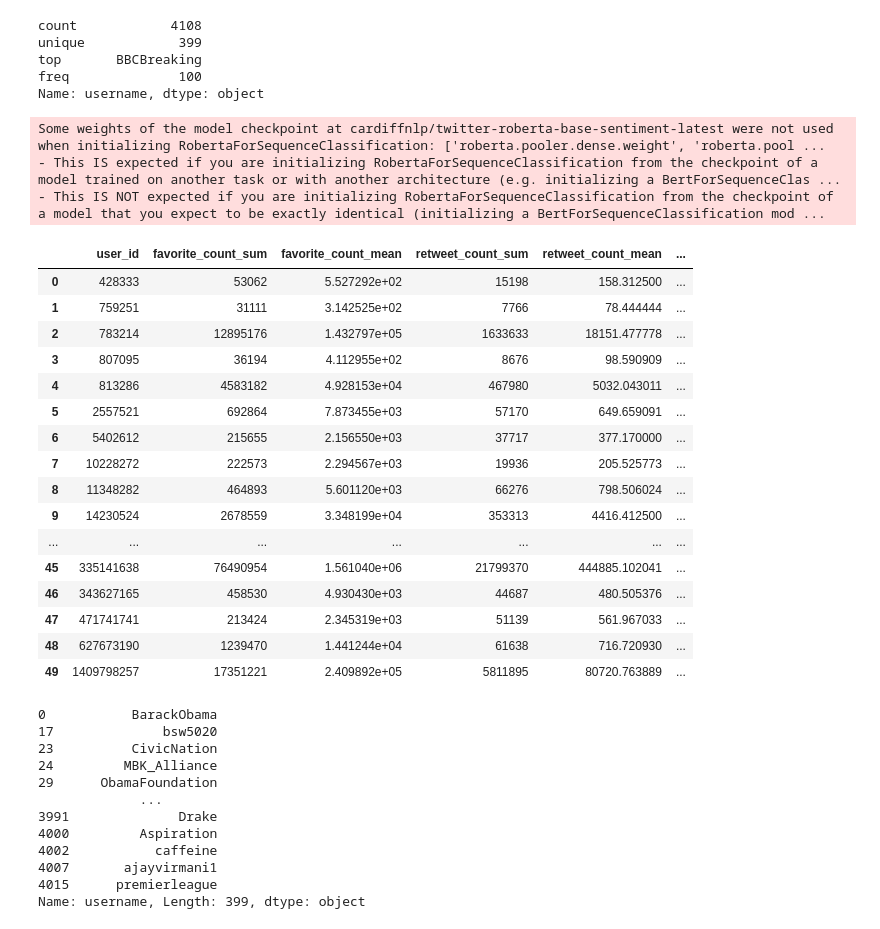
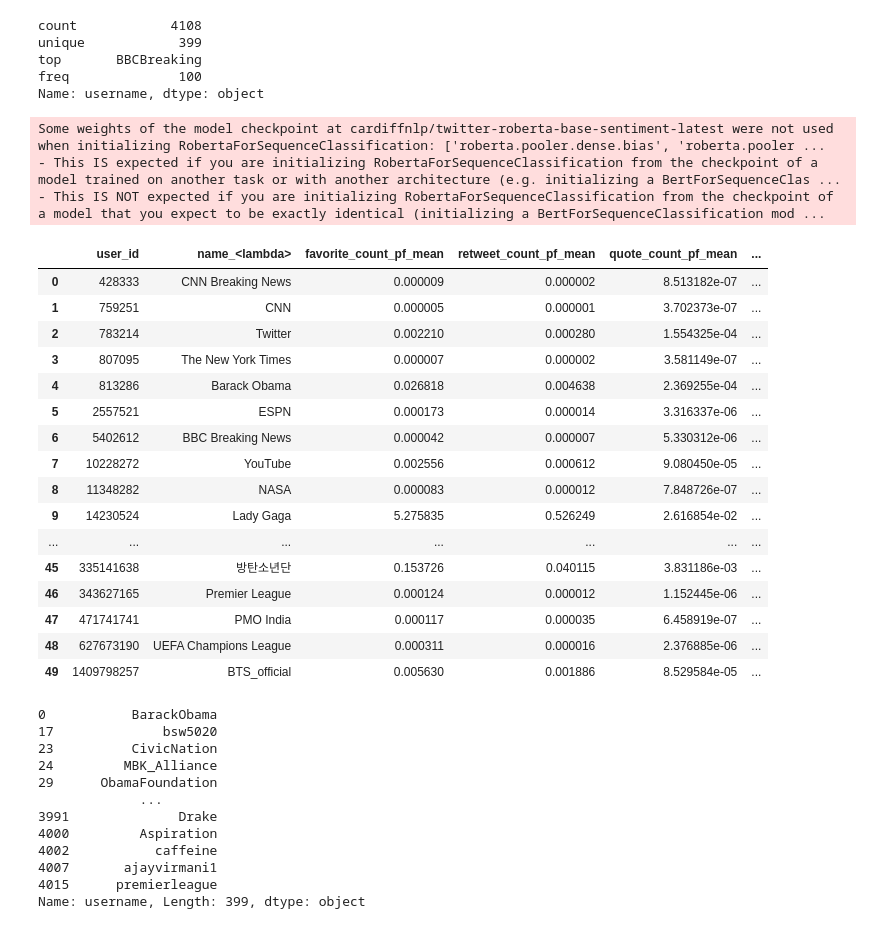
Before and after one commit to john-adeojo/twitter-influence, a Jupyter notebook: notebooks/analysis.ipynb, the cells around one changed output. Saved outputs shown, nothing was run; the diff lists cells and outputs as text; code cells hidden in the pictures.

Commit message:
metrics
added influence and action metrics

```diff
--- a/notebooks/analysis.ipynb
+++ b/notebooks/analysis.ipynb
@@ -14,6 +14,14 @@ tweets_df = pd.read_csv(r"C:\Users\johna\anaconda3\envs\twitter-influence-env\tw
 tweets_df['date'] = pd.to_datetime(tweets_df['creation_date'], format='%a %b %d %H:%M:%S +0000 %Y')
 tweets_df['month_year'] = tweets_df['date'].apply(lambda x: x.strftime('%Y-%m'))
 tweets_df['date_day'] = tweets_df['date'].apply(lambda x: x.strftime('%Y-%m-%d'))
+
+# calculate per follower metrics
+tweets_df['favorite_count_pf'] = tweets_df['favorite_count']/ tweets_df['follower_count']
+tweets_df['retweet_count_pf'] = tweets_df['retweet_count']/ tweets_df['follower_count']
+tweets_df['quote_count_pf'] = tweets_df['quote_count']/ tweets_df['follower_count']
+tweets_df['reply_count_pf'] = tweets_df['reply_count']/ tweets_df['follower_count']
+
+
 tweets_df.head()
 # %% [output]
 |  | tweet_id | creation_date | text | user_id | user_creation_date | username | name | follower_count | ... |
@@ -40,45 +48,59 @@ analyzer = SentimentAnalyzer('cardiffnlp/twitter-roberta-base-sentiment-latest')
 # Get sentiment analysis
 tweets_with_sentiment = analyzer.get_sentiment(tweets_df)
 # %% [output]
-Some weights of the model checkpoint at cardiffnlp/twitter-roberta-base-sentiment-latest were not used when initializing RobertaForSequenceClassification: ['roberta.pooler.dense.weight', 'roberta.pool ...
+Some weights of the model checkpoint at cardiffnlp/twitter-roberta-base-sentiment-latest were not used when initializing RobertaForSequenceClassification: ['roberta.pooler.dense.bias', 'roberta.pooler ...
 - This IS expected if you are initializing RobertaForSequenceClassification from the checkpoint of a model trained on another task or with another architecture (e.g. initializing a BertForSequenceClas ...
 - This IS NOT expected if you are initializing RobertaForSequenceClassification from the checkpoint of a model that you expect to be exactly identical (initializing a BertForSequenceClassification mod ...
 # %%
+tweets_with_sentiment['sentiment_mode'] = tweets_with_sentiment['sentiment']
+
 influence_metrics = tweets_with_sentiment.groupby('user_id').agg(
     {
-        'favorite_count': ['sum', 'mean'],
-        'retweet_count': ['sum', 'mean'],
-        'quote_count': ['sum', 'mean'],
-        'reply_count': ['sum', 'mean'],
+        'name': [lambda x: x.mode().iloc[0] if not x.mode().empty else None],
+        'favorite_count_pf': ['mean'],
+        'retweet_count_pf': ['mean'],
+        'quote_count_pf': ['mean'],
+        'reply_count_pf': ['mean'],
         'tweet_id': ['count'],
-        'name': [lambda x: x.mode().iloc[0] if not x.mode().empty else None],
+        'sentiment': [lambda x: round(x.value_counts(normalize=True), 2).to_dict()],
+        'sentiment_mode': [lambda x: x.mode().iloc[0] if not x.mode().empty else None],
+        'follower_count': ['mean'],
+        'date_day': [lambda x: x.nunique()]
+
+
+
     }
 )
+
+# Calculate the average daily tweets
+influence_metrics['avg_daily_tweets'] = influence_metrics[('tweet_id', 'count')] / influence_metrics[('date_day', '<lambda>')]
+
+
 
 # Flatten the MultiIndex columns
 influence_metrics.columns = ['_'.join(col).strip() for col in influence_metrics.columns.values]
 
 # Reset the index to move the 'username' back to a column
 influence_metrics.reset_index(inplace=True)
 influence_metrics
 # %% [output]
-|  | user_id | favorite_count_sum | favorite_count_mean | retweet_count_sum | retweet_count_mean | ... |
-| 0 | 428333 | 53062 | 5.527292e+02 | 15198 | 158.312500 | ... |
-| 1 | 759251 | 31111 | 3.142525e+02 | 7766 | 78.444444 | ... |
-| 2 | 783214 | 12895176 | 1.432797e+05 | 1633633 | 18151.477778 | ... |
-| 3 | 807095 | 36194 | 4.112955e+02 | 8676 | 98.590909 | ... |
-| 4 | 813286 | 4583182 | 4.928153e+04 | 467980 | 5032.043011 | ... |
-| 5 | 2557521 | 692864 | 7.873455e+03 | 57170 | 649.659091 | ... |
-| 6 | 5402612 | 215655 | 2.156550e+03 | 37717 | 377.170000 | ... |
-| 7 | 10228272 | 222573 | 2.294567e+03 | 19936 | 205.525773 | ... |
-| 8 | 11348282 | 464893 | 5.601120e+03 | 66276 | 798.506024 | ... |
-| 9 | 14230524 | 2678559 | 3.348199e+04 | 353313 | 4416.412500 | ... |
+|  | user_id | name_<lambda> | favorite_count_pf_mean | retweet_count_pf_mean | quote_count_pf_mean | ... |
+| 0 | 428333 | CNN Breaking News | 0.000009 | 0.000002 | 8.513182e-07 | ... |
+| 1 | 759251 | CNN | 0.000005 | 0.000001 | 3.702373e-07 | ... |
+| 2 | 783214 | Twitter | 0.002210 | 0.000280 | 1.554325e-04 | ... |
+| 3 | 807095 | The New York Times | 0.000007 | 0.000002 | 3.581149e-07 | ... |
+| 4 | 813286 | Barack Obama | 0.026818 | 0.004638 | 2.369255e-04 | ... |
+| 5 | 2557521 | ESPN | 0.000173 | 0.000014 | 3.316337e-06 | ... |
+| 6 | 5402612 | BBC Breaking News | 0.000042 | 0.000007 | 5.330312e-06 | ... |
+| 7 | 10228272 | YouTube | 0.002556 | 0.000612 | 9.080450e-05 | ... |
+| 8 | 11348282 | NASA | 0.000083 | 0.000012 | 7.848726e-07 | ... |
+| 9 | 14230524 | Lady Gaga | 5.275835 | 0.526249 | 2.616854e-02 | ... |
 | ... | ... | ... | ... | ... | ... | ... |
-| 45 | 335141638 | 76490954 | 1.561040e+06 | 21799370 | 444885.102041 | ... |
-| 46 | 343627165 | 458530 | 4.930430e+03 | 44687 | 480.505376 | ... |
-| 47 | 471741741 | 213424 | 2.345319e+03 | 51139 | 561.967033 | ... |
-| 48 | 627673190 | 1239470 | 1.441244e+04 | 61638 | 716.720930 | ... |
-| 49 | 1409798257 | 17351221 | 2.409892e+05 | 5811895 | 80720.763889 | ... |
+| 45 | 335141638 | 방탄소년단 | 0.153726 | 0.040115 | 3.831186e-03 | ... |
+| 46 | 343627165 | Premier League | 0.000124 | 0.000012 | 1.152445e-06 | ... |
+| 47 | 471741741 | PMO India | 0.000117 | 0.000035 | 6.458919e-07 | ... |
+| 48 | 627673190 | UEFA Champions League | 0.000311 | 0.000016 | 2.376885e-06 | ... |
+| 49 | 1409798257 | BTS_official | 0.005630 | 0.001886 | 8.529584e-05 | ... |
 # %%
 print(tweets_df['username'].drop_duplicates())
 # %% [output]
```
Also changed, not shown: parts of 1 cell of this notebook.
